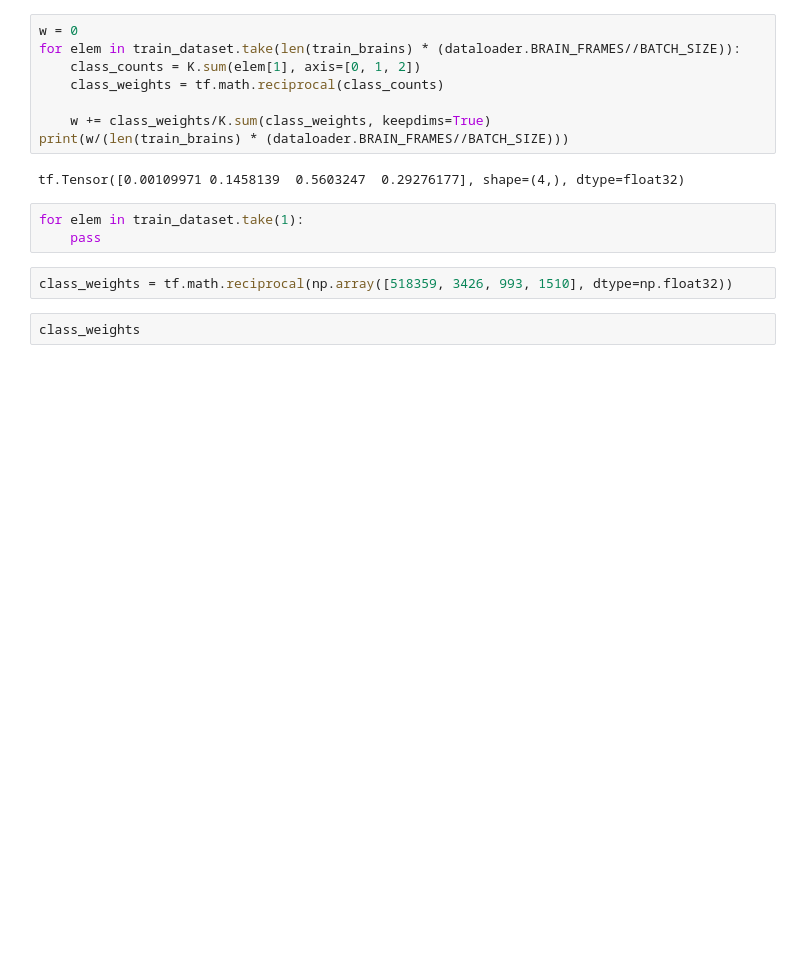
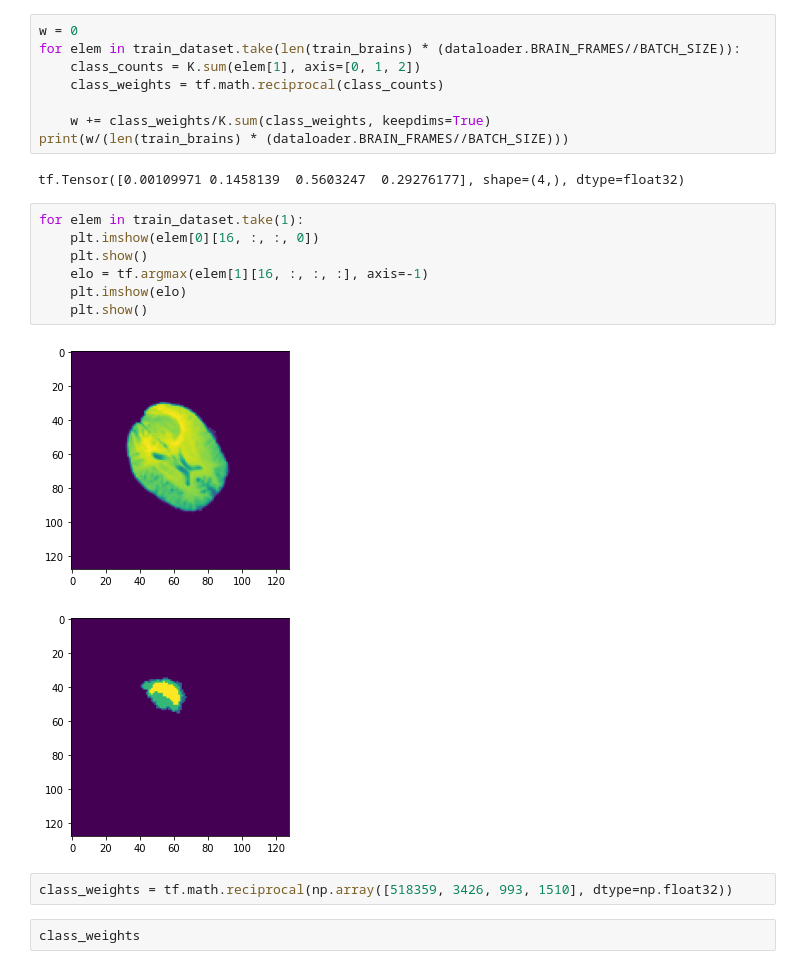
Before and after one commit to JakubSzczepanowski/BrainTumorSegmentation, a Jupyter notebook: main.ipynb, the cells around one changed output. Drawn from its saved outputs; the diff is of its cells as text; blank space fills up the shorter version.

```diff
--- a/main.ipynb
+++ b/main.ipynb
@@ -73,9 +73,16 @@ for elem in train_dataset.take(len(train_brains) * (dataloader.BRAIN_FRAMES//BAT
 print(w/(len(train_brains) * (dataloader.BRAIN_FRAMES//BATCH_SIZE)))
 # %% [output]
 tf.Tensor([0.00109971 0.1458139  0.5603247  0.29276177], shape=(4,), dtype=float32)
-# %%
-for elem in train_dataset.take(1):
-    pass
+# %%
+for elem in train_dataset.take(1):
+    plt.imshow(elem[0][16, :, :, 0])
+    plt.show()
+    elo = tf.argmax(elem[1][16, :, :, :], axis=-1)
+    plt.imshow(elo)
+    plt.show()
+# %% [output]
+[figure, added]
+[figure, added]
 # %%
 class_weights = tf.math.reciprocal(np.array([518359, 3426, 993, 1510], dtype=np.float32))
 # %%
```
Also changed, not shown: parts of 12 cells of this notebook, 2 other files.
